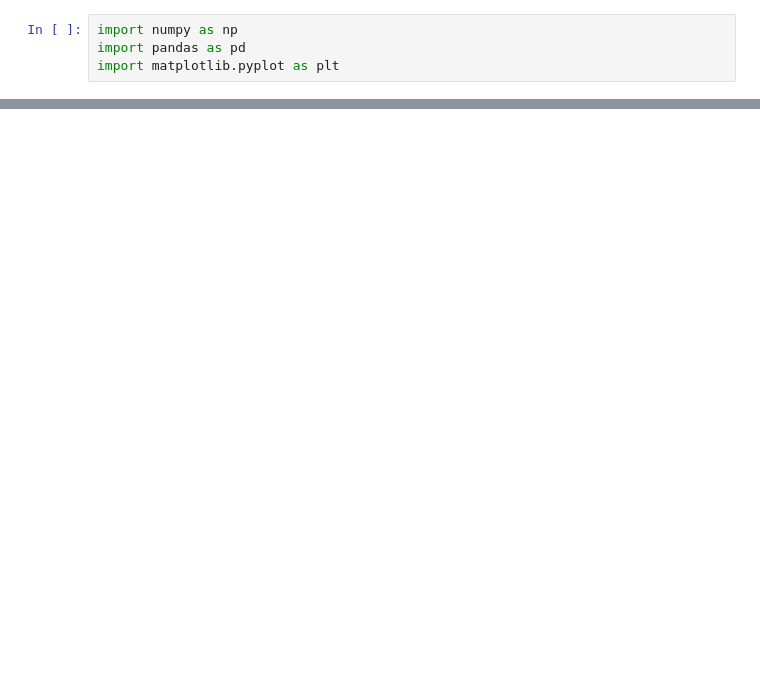
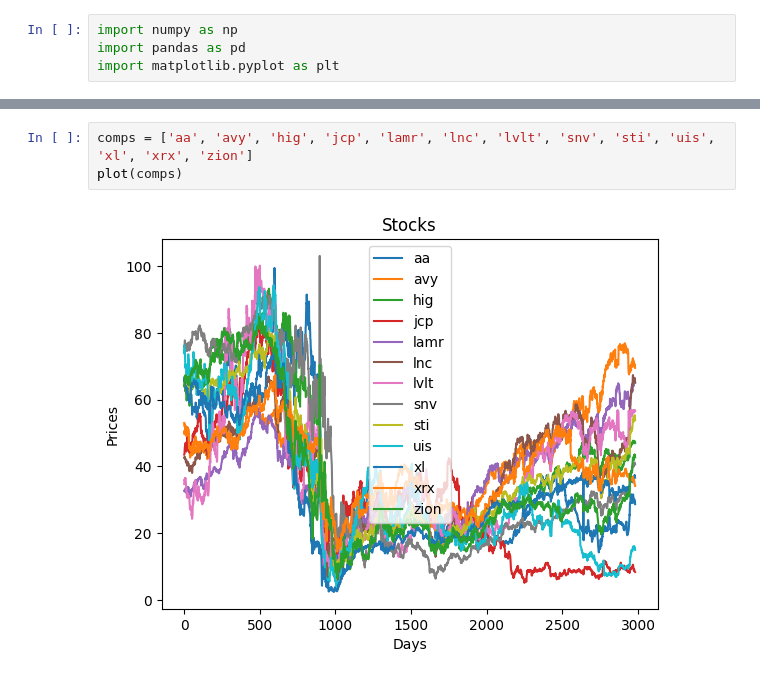
Before and after one commit to carlaMorral/Project-Stock-Market, a Jupyter notebook: clustering/plot_series.ipynb, the cells around one changed output, grey strips where cells are left out. Drawn from its saved outputs; the diff is of its cells as text; blank space fills up the shorter version.

```diff
--- a/clustering/plot_series.ipynb
+++ b/clustering/plot_series.ipynb
@@ -26,0 +31,5 @@ plt.show()
+# %%
+comps = ['aa', 'avy', 'hig', 'jcp', 'lamr', 'lnc', 'lvlt', 'snv', 'sti', 'uis', 'xl', 'xrx', 'zion']
+plot(comps)
+# %% [output]
+[figure, added]
```
Also changed, not shown: parts of 8 cells of this notebook, 2 other files.
